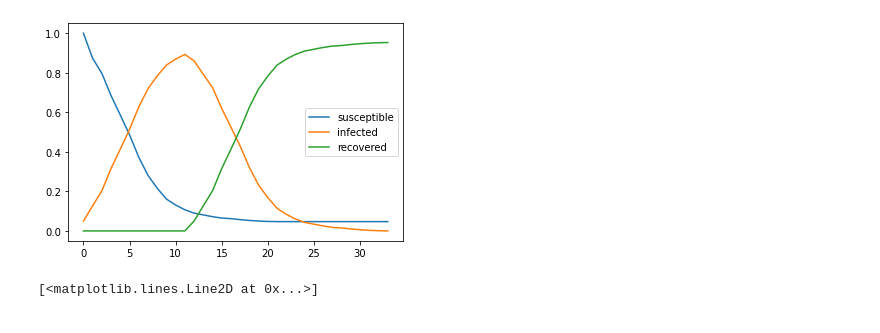
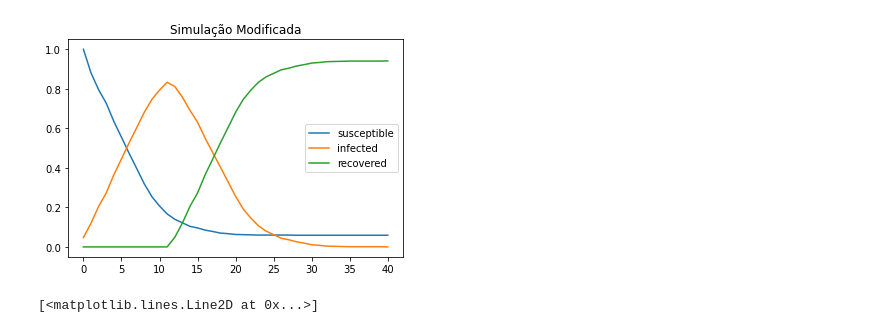
Before and after one commit to yambanis/CovidMDP, a Jupyter notebook: notebooks/spread_modeling/Relaxed Caveman Spread.ipynb, the cells around one changed output. Drawn from its saved outputs; the diff is of its cells as text; code cells hidden in the pictures.

```diff
--- a/notebooks/spread_modeling/Relaxed Caveman Spread.ipynb
+++ b/notebooks/spread_modeling/Relaxed Caveman Spread.ipynb
@@ -128,11 +189,16 @@ time_series = simulate_pandemic(G)
 # %%
+G = nx.relaxed_caveman_graph(250, 4, 0.25, seed=42)
+initial_infection(G, .05)
+time_series = simulate_pandemic(G)
+
 plt.plot(time_series.index, time_series['susceptible'], label = 'susceptible')
 plt.plot(time_series.index, time_series['infected'], label = 'infected')
 plt.plot(time_series.index, time_series['recovered'], label = 'recovered')
 plt.legend()
+plt.title('Simulação Modificada')
 plt.show()
 # %% [output]
-[figure, old version]
+[figure, new version]
 # %%
 ni_rolling = time_series['newly_infected'].rolling(3).mean()[2:]
 plt.plot(ni_rolling.index, ni_rolling.values)
```
Also changed, not shown: parts of 6 cells of this notebook.
